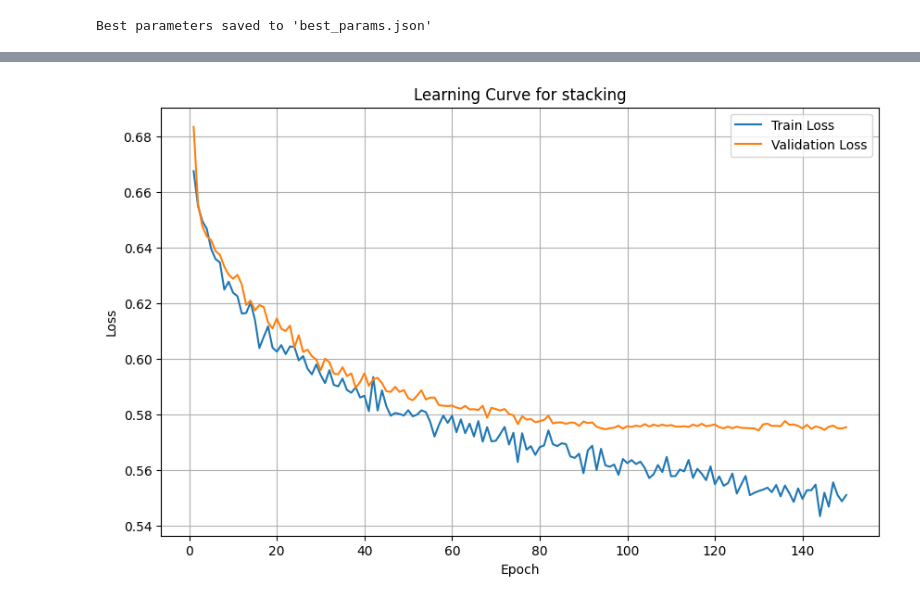
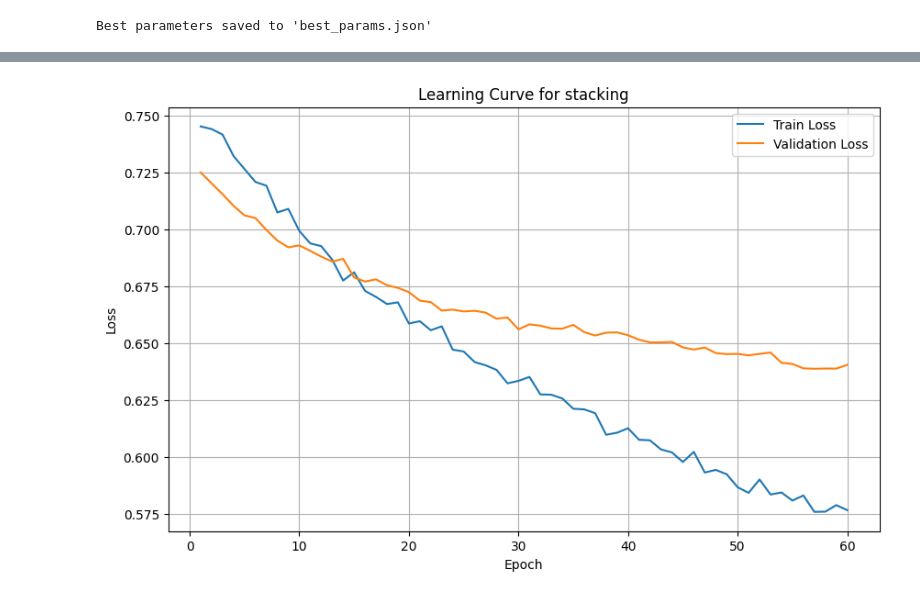
Before and after one commit to KasaharaGen/DengueFeverdetection, a Jupyter notebook: src/stacking_model/stack_DNN.ipynb, the cells around one changed output, grey strips where cells are left out. Drawn from its saved outputs; the diff is of its cells as text; code cells hidden in the pictures.

```diff
--- a/src/stacking_model/stack_DNN.ipynb
+++ b/src/stacking_model/stack_DNN.ipynb
@@ -195,10 +195,10 @@ class DNN_5(nn.Module):
         self.layer4 = nn.Linear(8, 4)
         self.output_layer = nn.Linear(4, 1)
 
-        self.bn1=nn.BatchNorm1d(64)
-        self.bn2=nn.BatchNorm1d(32)
-        self.bn3=nn.BatchNorm1d(16)
-        self.bn4=nn.BatchNorm1d(8)
+        self.bn1=nn.BatchNorm1d(32)
+        self.bn2=nn.BatchNorm1d(16)
+        self.bn3=nn.BatchNorm1d(8)
+        self.bn4=nn.BatchNorm1d(4)
 
         self.dropout1 = nn.Dropout(dropout1)
         self.dropout2 = nn.Dropout(dropout2)
@@ -507,24 +507,19 @@ val_dataset = torch.utils.data.TensorDataset(X_val_tensor, y_val_tensor)
 val_loader = torch.utils.data.DataLoader(dataset=val_dataset, batch_size=128, shuffle=False)
 # %%
 class meta_model(nn.Module):
-    def __init__(self, input_dim,dropout1=DNN_2_params["dropout1"],dropout2=DNN_2_params["dropout2"],dropout3=DNN_2_params["dropout3"],dropout4=DNN_2_params["dropout4"]):
+    def __init__(self, input_dim,dropout1=DNN_2_params["dropout1"],dropout2=DNN_2_params["dropout2"]):
         super(meta_model, self).__init__()
-        self.layer1 = nn.Linear(input_dim,32)
-        self.layer2 = nn.Linear(32,16)
-        self.layer3 = nn.Linear(16,8)
-        self.layer4 = nn.Linear(8,4)
+        self.layer1 = nn.Linear(input_dim,16)
+        self.layer2 = nn.Linear(16,4)
         self.output_layer = nn.Linear(4, 1)
 
-        self.bn1=nn.BatchNorm1d(32)
-        self.bn2=nn.BatchNorm1d(16)
-        self.bn3=nn.BatchNorm1d(8)
-        self.bn4=nn.BatchNorm1d(4)
+        self.bn1=nn.BatchNorm1d(16)
+        self.bn2=nn.BatchNorm1d(4)
 
 
         self.dropout1 = nn.Dropout(dropout1)
         self.dropout2 = nn.Dropout(dropout2)
-        self.dropout3 = nn.Dropout(dropout3)
-        self.dropout4 = nn.Dropout(dropout4)
+
 
 
 
@@ -535,12 +530,6 @@ class meta_model(nn.Module):
         x = torch.relu(self.bn2(self.layer2(x)))
         x = self.dropout2(x)
 
-        x = torch.relu(self.bn3(self.layer3(x)))
-        x = self.dropout3(x)
-
-        x = torch.relu(self.bn4(self.layer4(x)))
-        x = self.dropout4(x)
-
         x = torch.sigmoid(self.output_layer(x))
         return x
 # %%
@@ -667,14 +652,12 @@ Best parameters saved to 'best_params.json'
 best_params=study.best_params
 model = meta_model(input_dim=X_train_tensor.shape[1],
               dropout1=best_params["dropout1"],
-              dropout2=best_params["dropout2"],
-              dropout3=best_params["dropout3"],
-              dropout4=best_params["dropout4"]).to(device)
+              dropout2=best_params["dropout2"]).to(device)
 # 最適化と訓練を実行
 optimizer = optim.Adam(model.parameters(), lr=best_params["learning_rate"],weight_decay=best_params["weight_decay"])
 criterion = nn.BCELoss()
 
-num_epochs=150
+num_epochs=60
 train_losses = []
 val_losses = []
 
@@ -744,4 +727,4 @@ Epoch [150/150], Train Loss: 0.5511, Val Loss: 0.5755
-[figure, old version]
+[figure, new version]
 # %%
 model.eval()
 with torch.no_grad():
```
Also changed, not shown: parts of 5 cells of this notebook, 6 other files.
